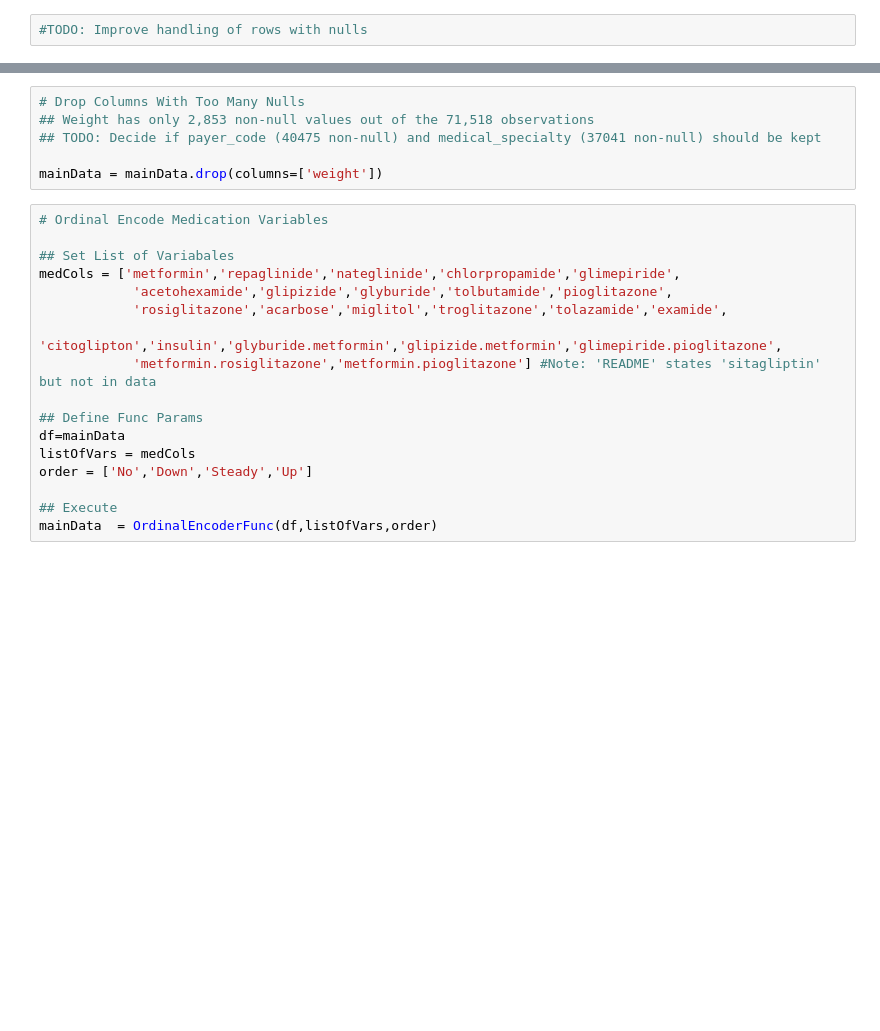
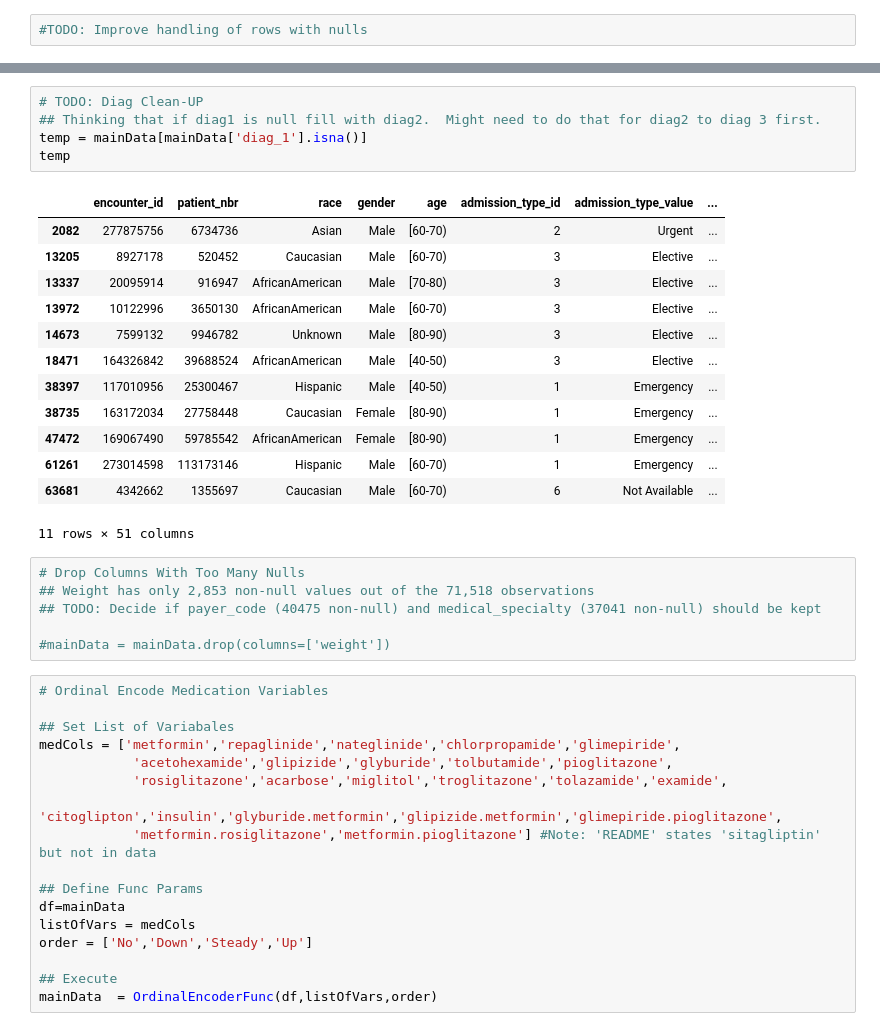
Before and after one commit to bcullinan32/ML_Course, a Jupyter notebook: Class-Data-Clean-Up.ipynb, the cells around one changed output, grey strips where cells are left out. Cells and saved outputs as stored; diff of their text form; blank space fills up the shorter version.

```diff
--- a/Class-Data-Clean-Up.ipynb
+++ b/Class-Data-Clean-Up.ipynb
@@ -234,9 +276,28 @@ mainData['medical_specialty'] = mainData['medical_specialty'].fillna('Unknown')
+# %%
+# TODO: Diag Clean-UP
+## Thinking that if diag1 is null fill with diag2.  Might need to do that for diag2 to diag 3 first.
+temp = mainData[mainData['diag_1'].isna()]
+temp
+# %% [output]
+|  | encounter_id | patient_nbr | race | gender | age | admission_type_id | admission_type_value | ... |
+| 2082 | 277875756 | 6734736 | Asian | Male | [60-70) | 2 | Urgent | ... |
+| 13205 | 8927178 | 520452 | Caucasian | Male | [60-70) | 3 | Elective | ... |
+| 13337 | 20095914 | 916947 | AfricanAmerican | Male | [70-80) | 3 | Elective | ... |
+| 13972 | 10122996 | 3650130 | AfricanAmerican | Male | [60-70) | 3 | Elective | ... |
+| 14673 | 7599132 | 9946782 | Unknown | Male | [80-90) | 3 | Elective | ... |
+| 18471 | 164326842 | 39688524 | AfricanAmerican | Male | [40-50) | 3 | Elective | ... |
+| 38397 | 117010956 | 25300467 | Hispanic | Male | [40-50) | 1 | Emergency | ... |
+| 38735 | 163172034 | 27758448 | Caucasian | Female | [80-90) | 1 | Emergency | ... |
+| 47472 | 169067490 | 59785542 | AfricanAmerican | Female | [80-90) | 1 | Emergency | ... |
+| 61261 | 273014598 | 113173146 | Hispanic | Male | [60-70) | 1 | Emergency | ... |
+| 63681 | 4342662 | 1355697 | Caucasian | Male | [60-70) | 6 | Not Available | ... |
+11 rows × 51 columns
 # %%
 # Drop Columns With Too Many Nulls
 ## Weight has only 2,853 non-null values out of the 71,518 observations
 ## TODO: Decide if payer_code (40475 non-null) and medical_specialty (37041 non-null) should be kept
 
-mainData = mainData.drop(columns=['weight'])
+#mainData = mainData.drop(columns=['weight'])
 # %%
 # Ordinal Encode Medication Variables
 
```
Also changed, not shown: parts of 7 cells of this notebook.
